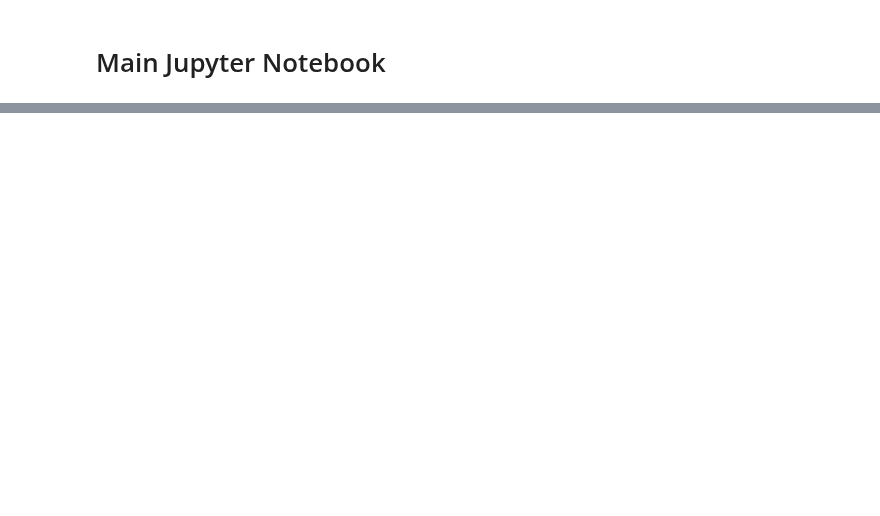
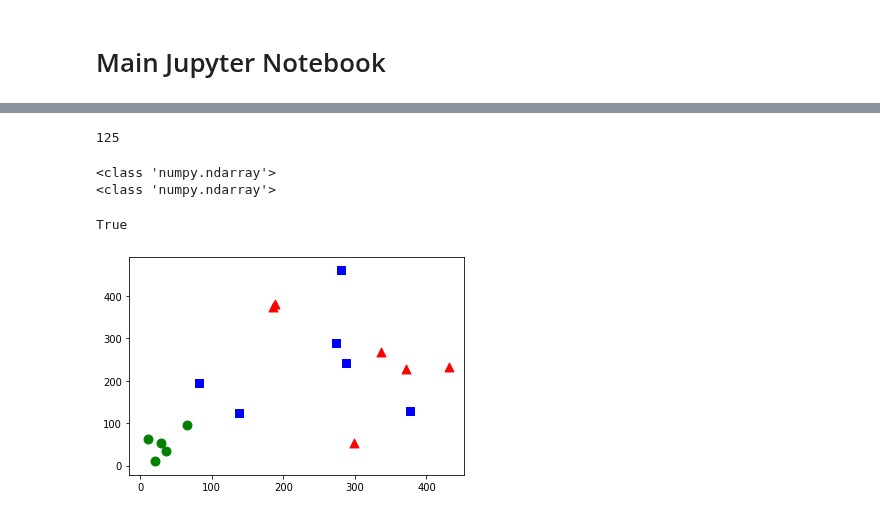
Before and after one commit to jspinaj/Computer-Vision, a Jupyter notebook: main.ipynb, the cells around one changed output, grey strips where cells are left out. Cells and saved outputs as stored; diff of their text form; code cells hidden in the pictures; blank space fills up the shorter version.

```diff
--- a/main.ipynb
+++ b/main.ipynb
@@ -247,3 +257,32 @@ print()
+# %%
+print(features.shape[0])
+# %% [output]
+125
+# %%
+
+trainData = np.random.randint(0,500,(51,10)).astype(np.float32)
+responses = np.random.randint(0,10,(51,1)).astype(np.float32)
+
+red = trainData[responses.ravel()==0]
+plt.scatter(red[:,0],red[:,1],80,'r','^')
+blue = trainData[responses.ravel()==1]
+plt.scatter(blue[:,0],blue[:,1],80,'b','s')
+
+
+newcomer = np.random.randint(0,100,(5,10)).astype(np.float32)
+plt.scatter(newcomer[:,0],newcomer[:,1],80,'g','o')
+
+
+print(type(trainData))
+print(type(responses))
+
+knn = cv2.ml.KNearest_create()
+knn.train(trainData,cv2.ml.ROW_SAMPLE,responses)
+# %% [output]
+<class 'numpy.ndarray'>
+<class 'numpy.ndarray'>
+True
+[figure, added]
 # %%
 
 img_filename="data/Prohibidoparq_ideal.png"
```
Also changed, not shown: parts of 12 cells of this notebook, 3 other files.
